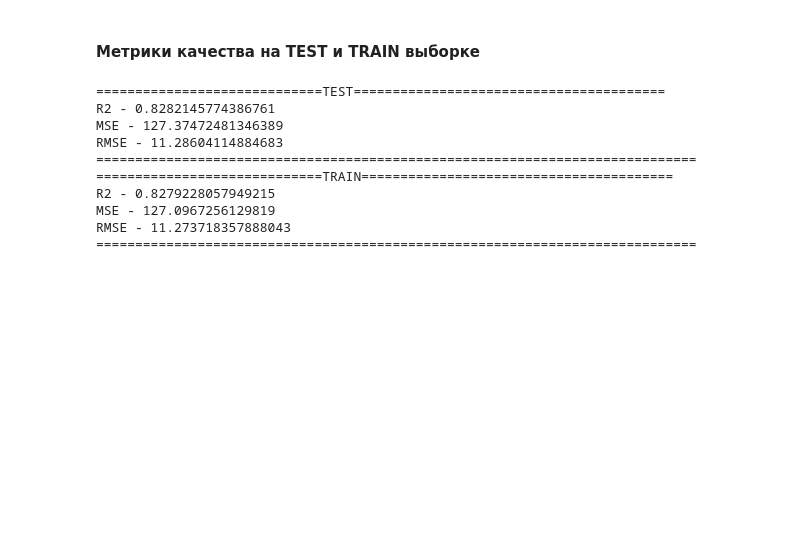
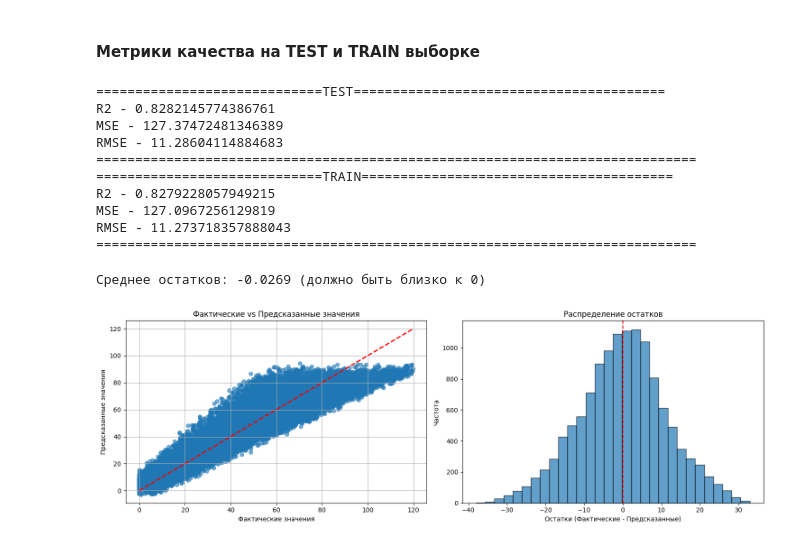
Before and after one commit to Poltava49/My_ML_practice, a Jupyter notebook: Linear_regression/base_model.ipynb, the cells around one changed output. Drawn from its saved outputs; the diff is of its cells as text; code cells hidden in the pictures; blank space fills up the shorter version.

```diff
--- a/Linear_regression/base_model.ipynb
+++ b/Linear_regression/base_model.ipynb
@@ -101,3 +101,30 @@ models_result = {'model': [],
 df_results_model = pd.DataFrame(models_result)
 
 append_model_results(data=df_results_model, y_pred=y_pred, y_pred_train=y_train_pred, y_train=y_train, y_test=y_test, title='base_linear_model')
+# %%
+# Вычисляем остатки (ОПРЕДЕЛЯЕМ ПЕРЕМЕННУЮ residuals)
+residuals = y_test - y_pred
+print(f"\nСреднее остатков: {residuals.mean():.4f} (должно быть близко к 0)")
+
+fig, axes = plt.subplots(1, 2, figsize=(15, 5))
+
+# 1. Фактические vs Предсказанные значения
+axes[0].scatter(y_test, y_pred, alpha=0.6)
+axes[0].plot([y_test.min(), y_test.max()], [y_test.min(), y_test.max()], 'r--', lw=2)
+axes[0].set_xlabel('Фактические значения')
+axes[0].set_ylabel('Предсказанные значения')
+axes[0].set_title('Фактические vs Предсказанные значения')
+axes[0].grid(True)
+
+# 2. Распределение остатков
+axes[1].hist(residuals, bins=30, edgecolor='black', alpha=0.7)
+axes[1].axvline(0, color='red', linestyle='--')
+axes[1].set_xlabel('Остатки (Фактические - Предсказанные)')
+axes[1].set_ylabel('Частота')
+axes[1].set_title('Распределение остатков')
+
+plt.tight_layout()
+plt.show()
+# %% [output]
+Среднее остатков: -0.0269 (должно быть близко к 0)
+[figure, added]
```
Also changed, not shown: parts of 1 cell of this notebook, 5 other files.
